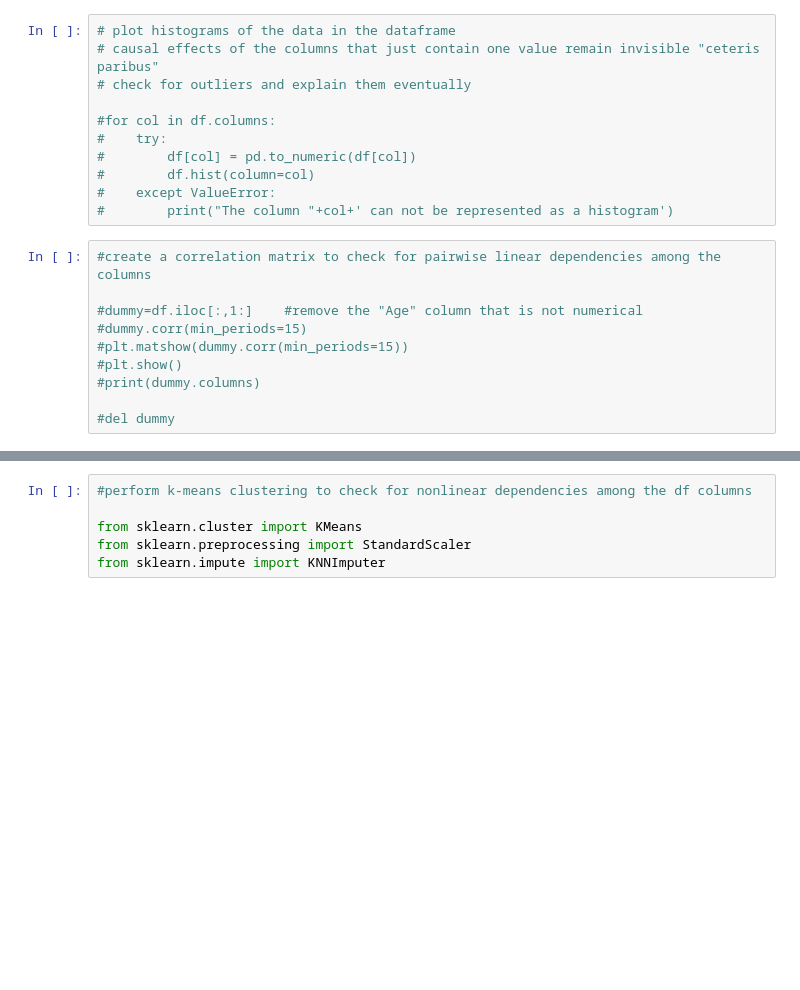
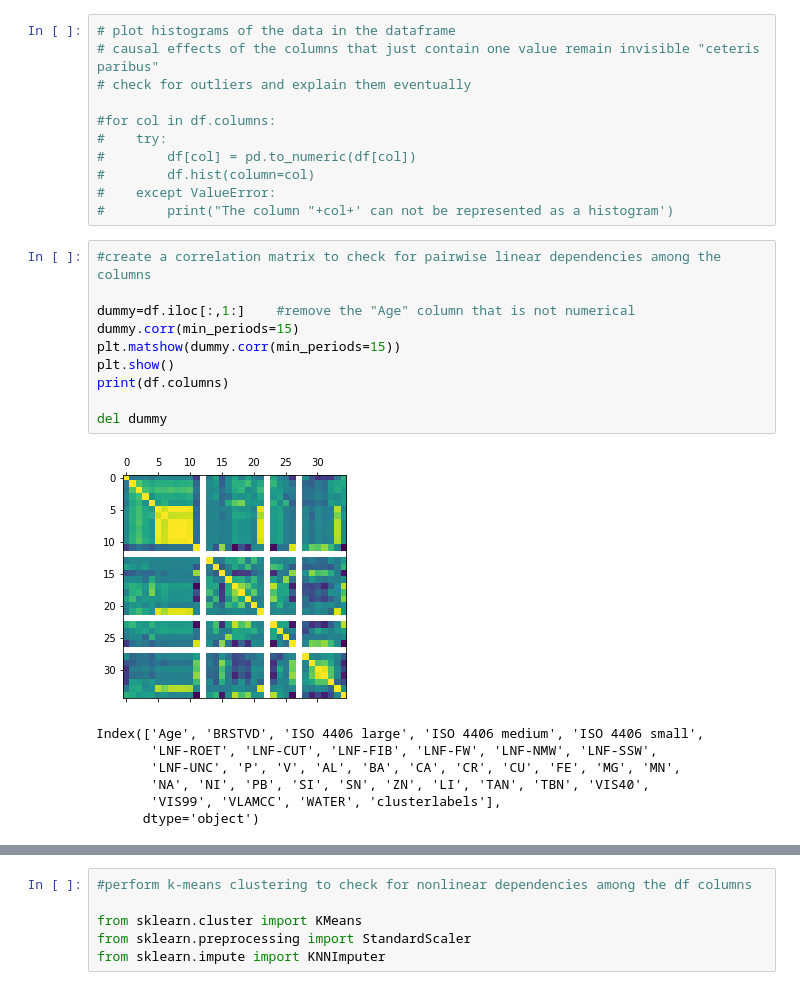
Before and after one commit to chrisrijsdijk/RAMS, a Jupyter notebook: notebook/Oilanalysis_kmeans.ipynb, the cells around one changed output, grey strips where cells are left out. Saved outputs shown, nothing was run; the diff lists cells and outputs as text; blank space fills up the shorter version.

```diff
--- a/notebook/Oilanalysis_kmeans.ipynb
+++ b/notebook/Oilanalysis_kmeans.ipynb
@@ -32,10 +32,18 @@ df = pd.read_csv("https://raw.githubusercontent.com/chrisrijsdijk/RAMS/master/da
 # %%
 #create a correlation matrix to check for pairwise linear dependencies among the columns
 
-#dummy=df.iloc[:,1:]    #remove the "Age" column that is not numerical
-#dummy.corr(min_periods=15)
-#plt.matshow(dummy.corr(min_periods=15))
-#plt.show()
-#print(dummy.columns)
+dummy=df.iloc[:,1:]    #remove the "Age" column that is not numerical
+dummy.corr(min_periods=15)
+plt.matshow(dummy.corr(min_periods=15))
+plt.show()
+print(df.columns)
 
-#del dummy
+del dummy
+# %% [output]
+[figure, added]
+Index(['Age', 'BRSTVD', 'ISO 4406 large', 'ISO 4406 medium', 'ISO 4406 small',
+       'LNF-ROET', 'LNF-CUT', 'LNF-FIB', 'LNF-FW', 'LNF-NMW', 'LNF-SSW',
+       'LNF-UNC', 'P', 'V', 'AL', 'BA', 'CA', 'CR', 'CU', 'FE', 'MG', 'MN',
+       'NA', 'NI', 'PB', 'SI', 'SN', 'ZN', 'LI', 'TAN', 'TBN', 'VIS40',
+       'VIS99', 'VLAMCC', 'WATER', 'clusterlabels'],
+      dtype='object')
```
Also changed, not shown: parts of 6 cells of this notebook.
